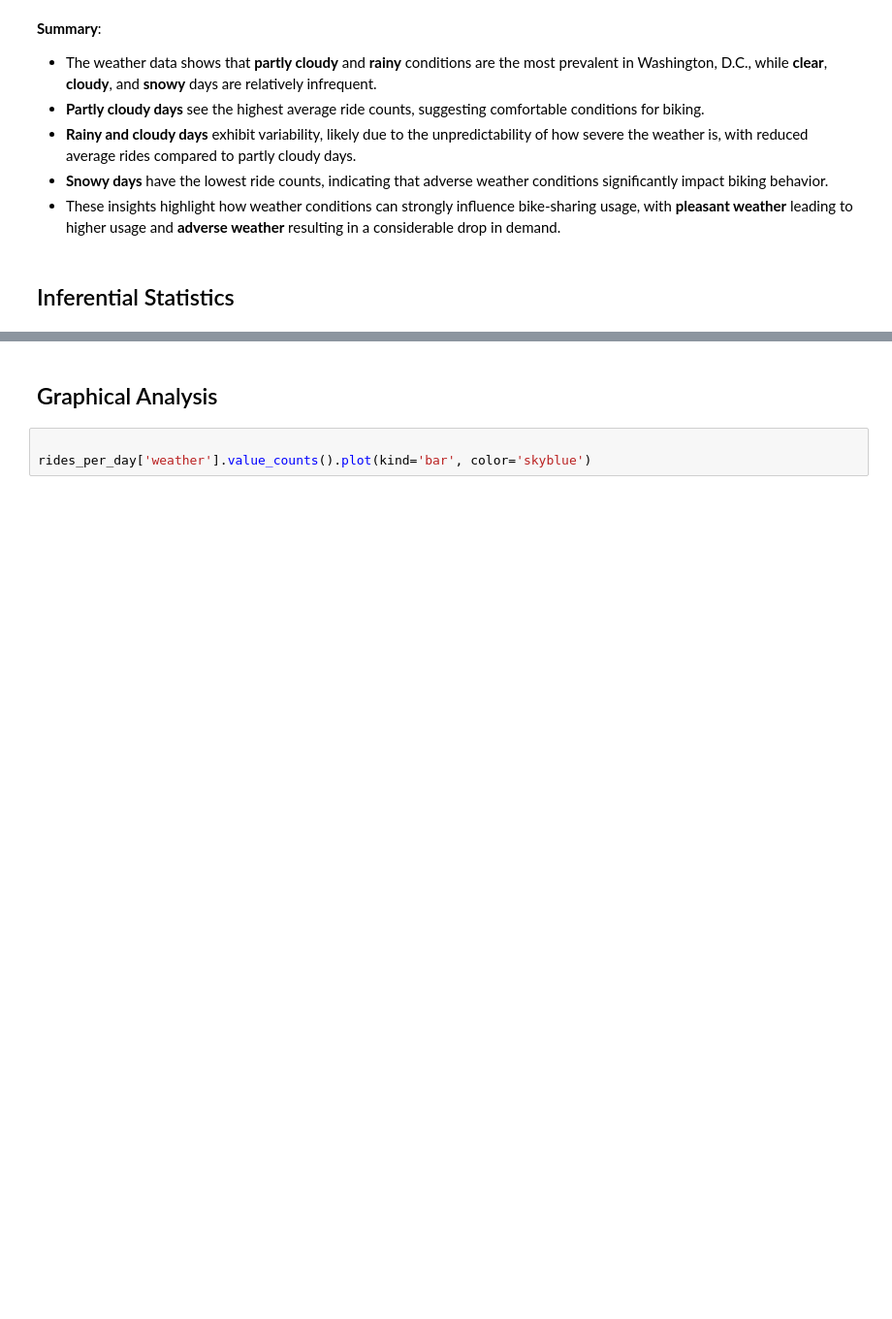
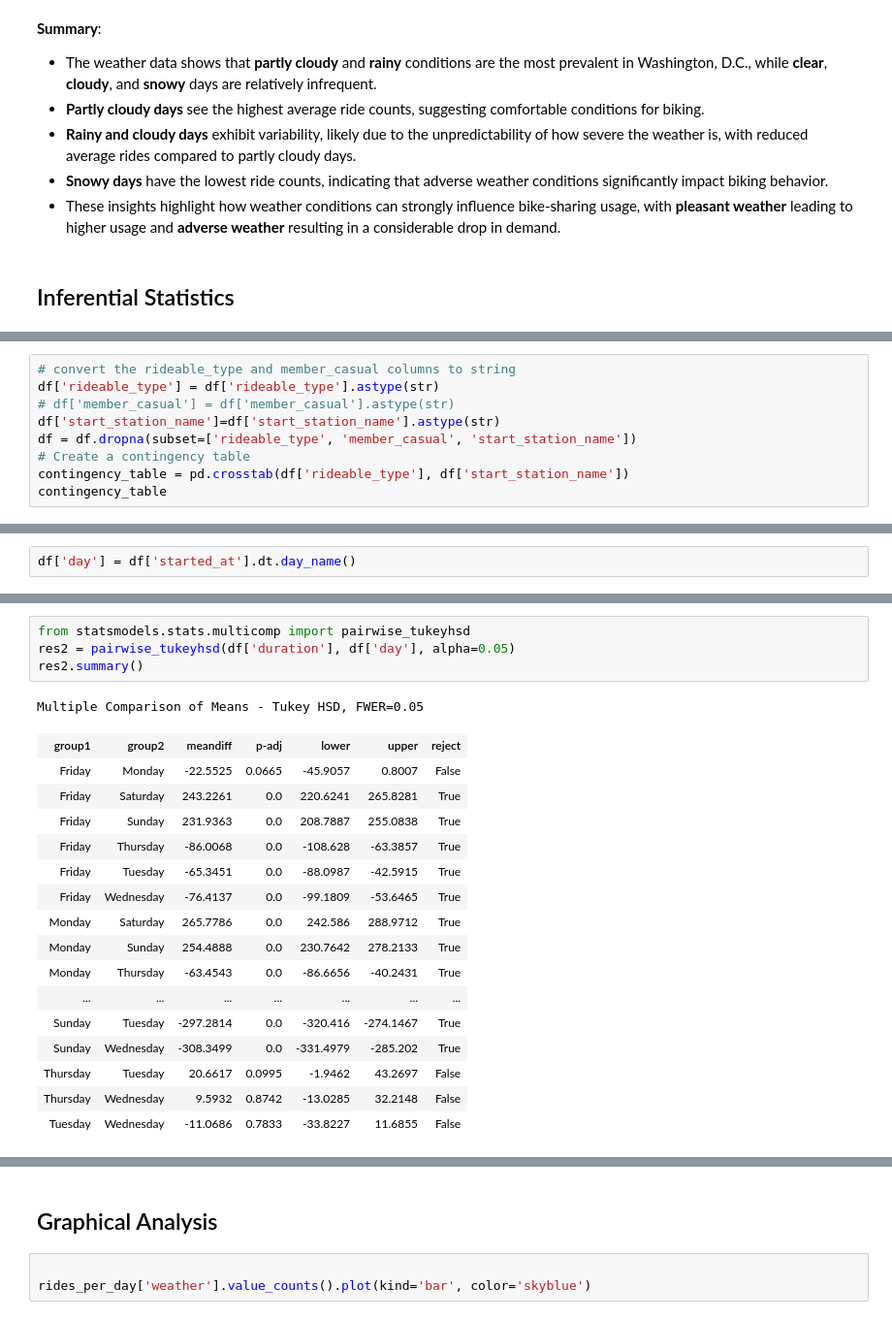
Before and after one commit to Will-Wei7/User-Clustering-on-Capital-bikeshare-dataset, a Jupyter notebook: Project Part II- Analysis.ipynb, the cells around one changed output, grey strips where cells are left out. Shown at 97% size. Cells and saved outputs as stored; diff of their text form; blank space fills up the shorter version.

```diff
--- a/Project Part II- Analysis.ipynb
+++ b/Project Part II- Analysis.ipynb
@@ -339,0 +406,9 @@ Notes:
+# %%
+# convert the rideable_type and member_casual columns to string
+df['rideable_type'] = df['rideable_type'].astype(str)
+# df['member_casual'] = df['member_casual'].astype(str)
+df['start_station_name']=df['start_station_name'].astype(str)
+df = df.dropna(subset=['rideable_type', 'member_casual', 'start_station_name'])
+# Create a contingency table
+contingency_table = pd.crosstab(df['rideable_type'], df['start_station_name'])
+contingency_table
@@ -339,0 +441,2 @@ Notes:
+# %%
+df['day'] = df['started_at'].dt.day_name()
@@ -339,0 +513,22 @@ Notes:
+# %%
+from statsmodels.stats.multicomp import pairwise_tukeyhsd
+res2 = pairwise_tukeyhsd(df['duration'], df['day'], alpha=0.05)
+res2.summary()
+# %% [output]
+Multiple Comparison of Means - Tukey HSD, FWER=0.05
+| group1 | group2 | meandiff | p-adj | lower | upper | reject |
+| Friday | Monday | -22.5525 | 0.0665 | -45.9057 | 0.8007 | False |
+| Friday | Saturday | 243.2261 | 0.0 | 220.6241 | 265.8281 | True |
+| Friday | Sunday | 231.9363 | 0.0 | 208.7887 | 255.0838 | True |
+| Friday | Thursday | -86.0068 | 0.0 | -108.628 | -63.3857 | True |
+| Friday | Tuesday | -65.3451 | 0.0 | -88.0987 | -42.5915 | True |
+| Friday | Wednesday | -76.4137 | 0.0 | -99.1809 | -53.6465 | True |
+| Monday | Saturday | 265.7786 | 0.0 | 242.586 | 288.9712 | True |
+| Monday | Sunday | 254.4888 | 0.0 | 230.7642 | 278.2133 | True |
+| Monday | Thursday | -63.4543 | 0.0 | -86.6656 | -40.2431 | True |
+| ... | ... | ... | ... | ... | ... | ... |
+| Sunday | Tuesday | -297.2814 | 0.0 | -320.416 | -274.1467 | True |
+| Sunday | Wednesday | -308.3499 | 0.0 | -331.4979 | -285.202 | True |
+| Thursday | Tuesday | 20.6617 | 0.0995 | -1.9462 | 43.2697 | False |
+| Thursday | Wednesday | 9.5932 | 0.8742 | -13.0285 | 32.2148 | False |
+| Tuesday | Wednesday | -11.0686 | 0.7833 | -33.8227 | 11.6855 | False |
```
Also changed, not shown: parts of 18 cells of this notebook, 1 other file.
